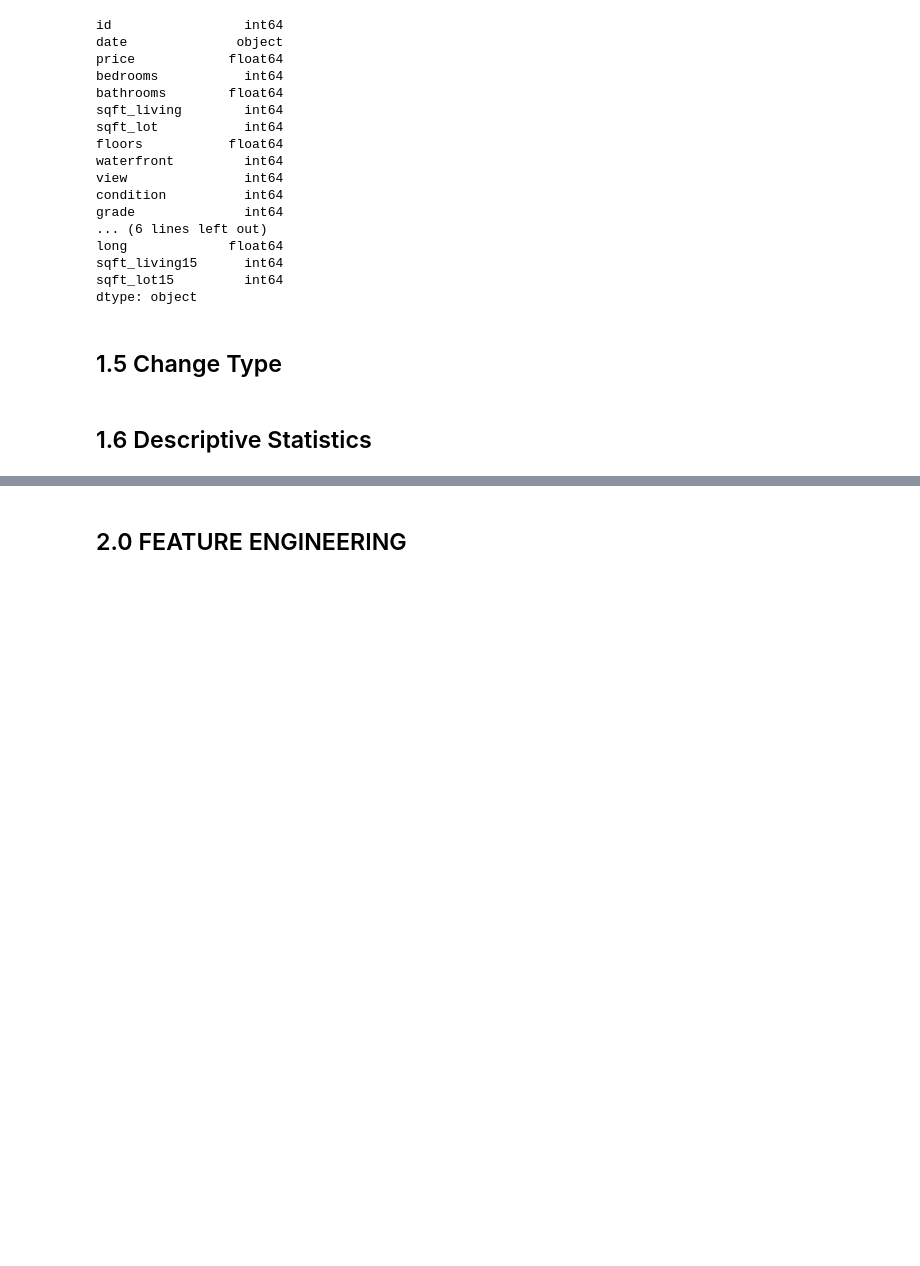
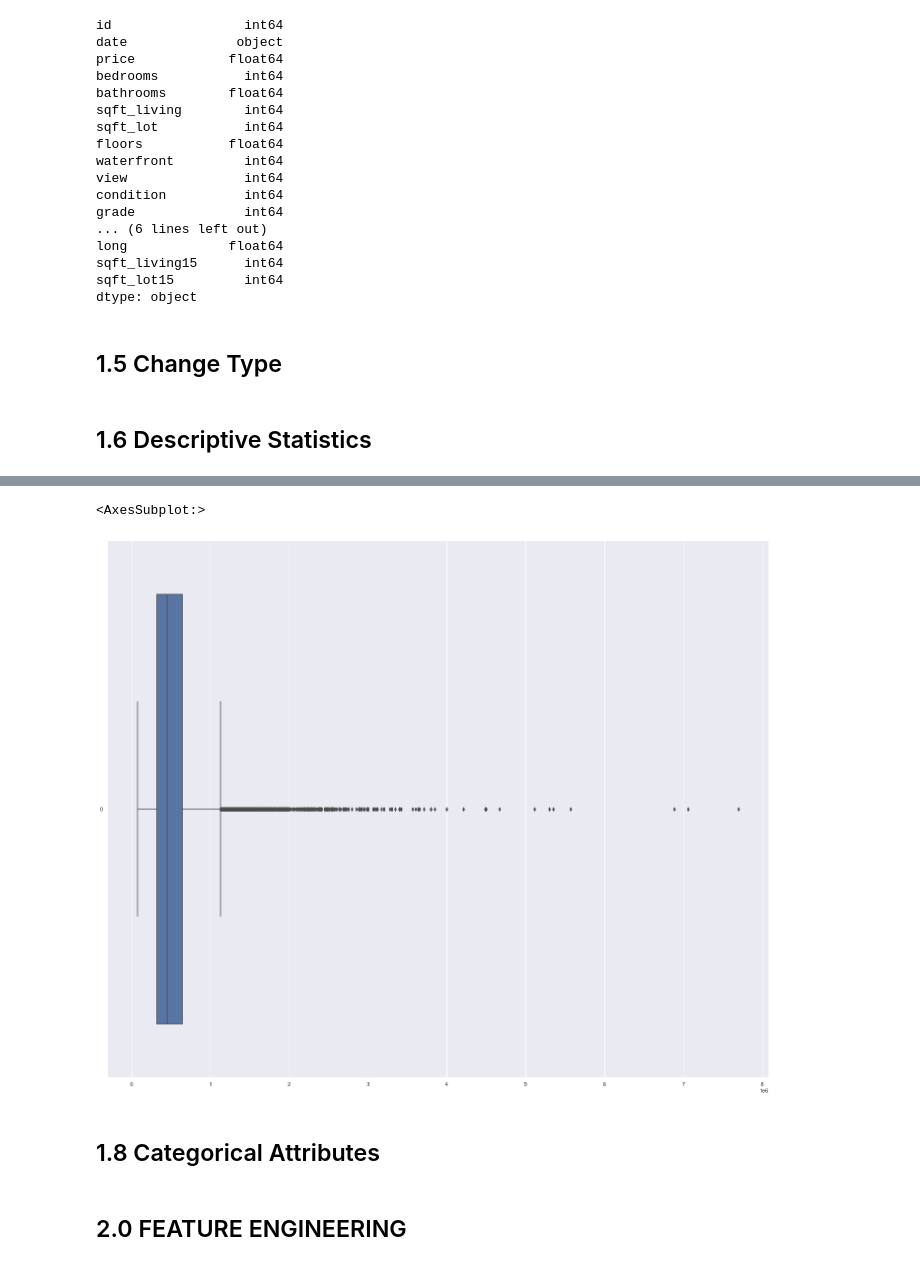
Before and after one commit to marcusbraggion/analise_exploratoria, a Jupyter notebook: house_rocket.ipynb, the cells around one changed output, grey strips where cells are left out. Cells and saved outputs as stored; diff of their text form; code cells hidden in the pictures; blank space fills up the shorter version.

```diff
--- a/house_rocket.ipynb
+++ b/house_rocket.ipynb
@@ -144,2 +169,9 @@ m
+# %%
+sns.boxplot(data=df1['price'], orient='h')
+# %% [output]
+<AxesSubplot:>
+[figure, added]
+# %% [markdown]
+## 1.8 Categorical Attributes
 # %% [markdown]
 ## 2.0 FEATURE ENGINEERING
```
Also changed, not shown: parts of 24 cells of this notebook.
